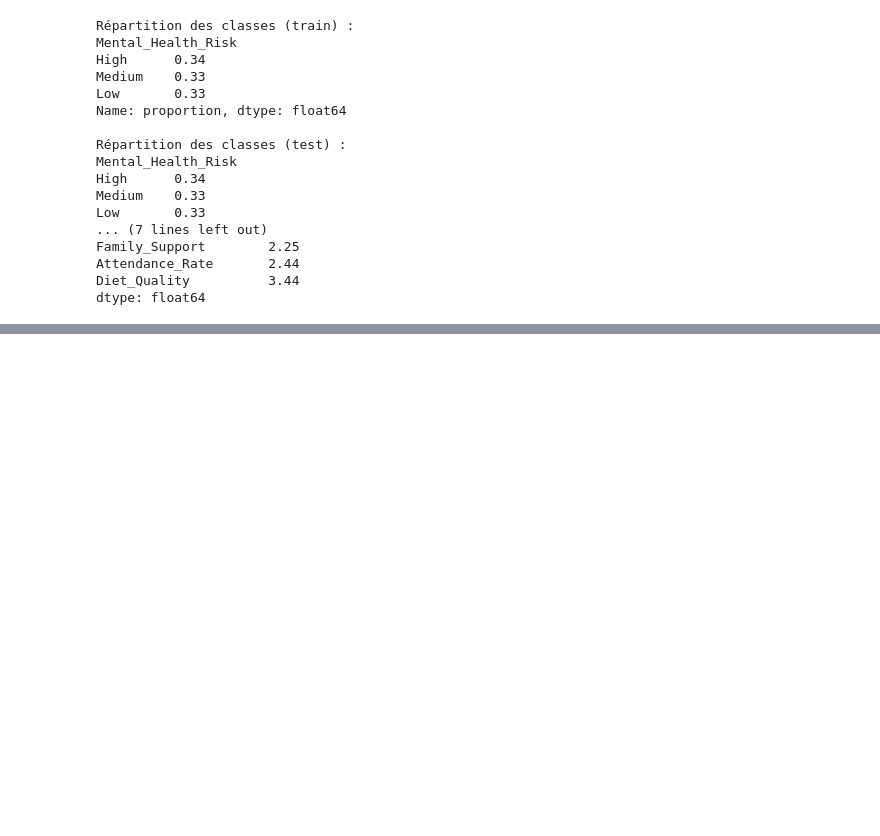
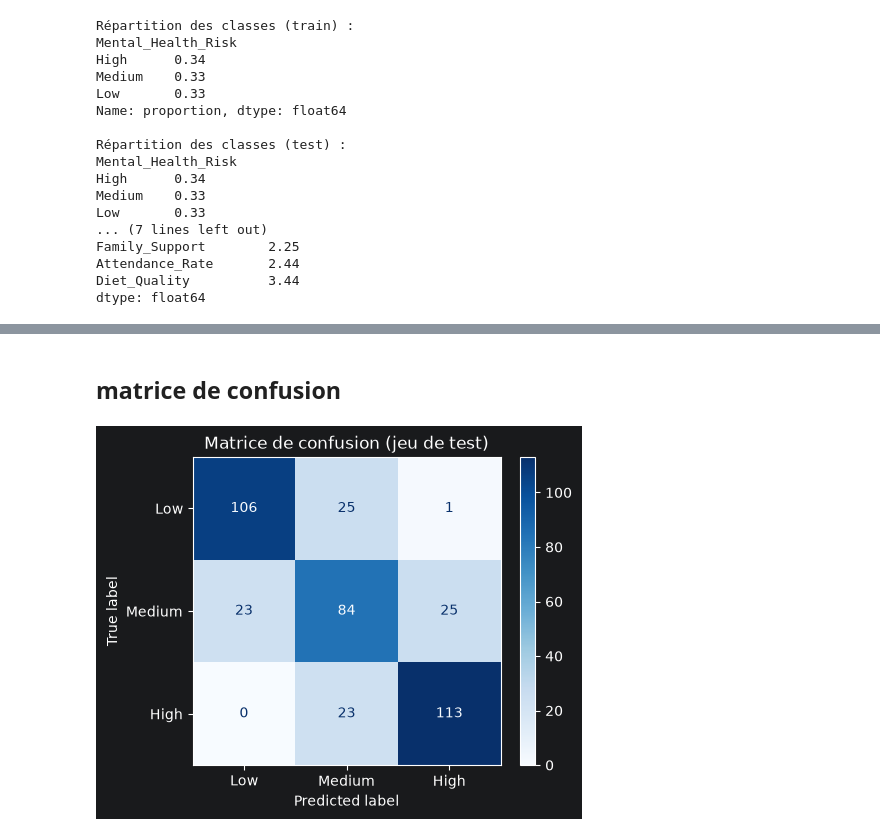
Before and after one commit to a-oirgari/Brief_Croise1, a Jupyter notebook: notebooks/02_pipeline.ipynb, the cells around one changed output, grey strips where cells are left out. Drawn from its saved outputs; the diff is of its cells as text; code cells hidden in the pictures; blank space fills up the shorter version.

```diff
--- a/notebooks/02_pipeline.ipynb
+++ b/notebooks/02_pipeline.ipynb
@@ -237,0 +375,23 @@ dtype: float64
+# %%
+import matplotlib.pyplot as plt
+from sklearn.metrics import (
+    ConfusionMatrixDisplay, accuracy_score, classification_report,
+    f1_score, precision_score, recall_score, roc_auc_score,
+)
+from src.config import LABELS
+
+pipe = joblib.load(MODELS_DIR / "best_pipeline.joblib")
+y_pred = pipe.predict(X_test)
+proba = pipe.predict_proba(X_test)
+
+metrics = {
+    "accuracy": accuracy_score(y_test, y_pred),
+    "precision_weighted": precision_score(y_test, y_pred, average="weighted"),
+    "recall_weighted": recall_score(y_test, y_pred, average="weighted"),
+    "f1_weighted": f1_score(y_test, y_pred, average="weighted"),
+    "f1_macro": f1_score(y_test, y_pred, average="macro"),
+    "roc_auc_ovr": roc_auc_score(y_test, proba, multi_class="ovr", average="weighted"),
+    "report": classification_report(y_test, y_pred, target_names=LABELS, output_dict=True),
+}
+print({k: round(v, 3) for k, v in metrics.items() if isinstance(v, float)})
+print(classification_report(y_test, y_pred, target_names=LABELS))
@@ -237,0 +409,16 @@ dtype: float64
+# %% [markdown]
+## matrice de confusion
+# %%
+fig, ax = plt.subplots(figsize=(5, 4))
+ConfusionMatrixDisplay.from_predictions(
+    y_test,
+    y_pred,
+    display_labels=LABELS,
+    cmap="Blues",
+    ax=ax
+)
+ax.set_title("Matrice de confusion (jeu de test)")
+fig.savefig(REPORTS_DIR / "confusion_matrix.png", dpi=150, bbox_inches="tight")
+plt.show()
+# %% [output]
+[figure, added]
```
Also changed, not shown: parts of 19 cells of this notebook, 31 other files.
